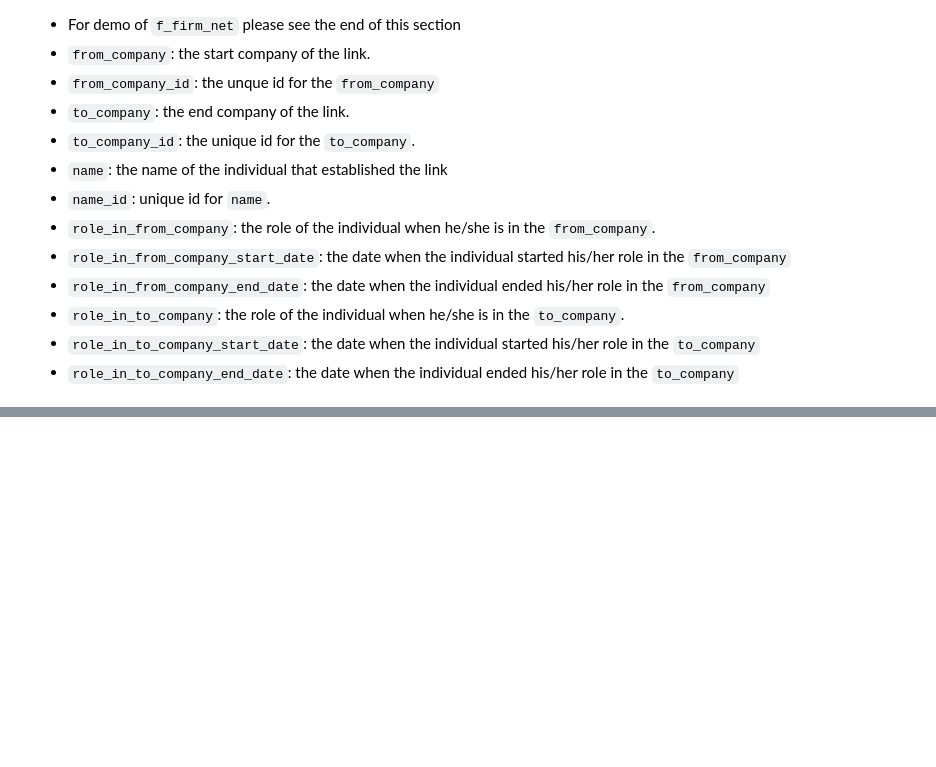
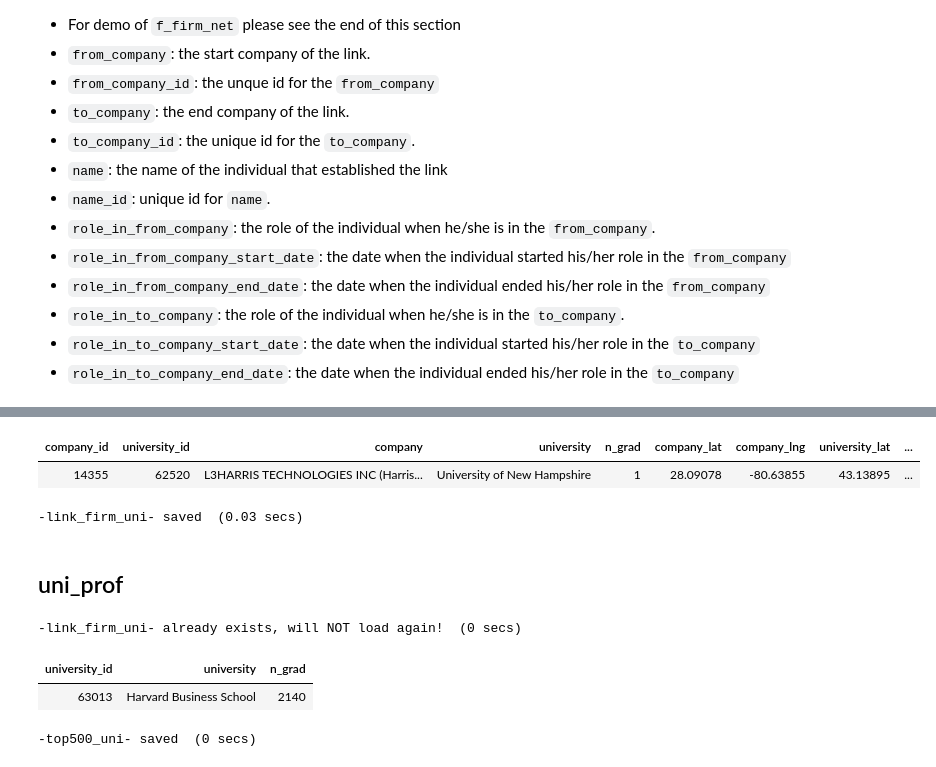
Before and after one commit to YuanyuanTong/CompanyLinks, a Jupyter notebook: data/firm-link.ipynb, the cells around one changed output, grey strips where cells are left out. Cells and saved outputs as stored; diff of their text form; code cells hidden in the pictures; blank space fills up the shorter version.

```diff
--- a/data/firm-link.ipynb
+++ b/data/firm-link.ipynb
@@ -314,0 +374,4 @@ f_firm_net[1]
+# %%
+uni_coord = fread('tmp_university.csv')[, .(university_id=id, university_lat=lat, university_lng=lng)]
+uni_coord[1]
+sv(uni_coord, path='.')
@@ -314,0 +384,41 @@ f_firm_net[1]
+# %%
+top1k_company_id = f_firm_prof[1:1000, company_id]
+
+link_firm_uni = f_ind_emp[in_board=='Yes' & company_id %in% top1k_company_id,
+    .(name_id, company, company_id)
+    ][f_ind_edu[university_id != 0,
+                .(name_id, university, university_id)],
+      nomatch=0,
+      on=.(name_id)
+    ][, .(company=company[1], university=university[1],
+          n_grad=uniqueN(name_id)),
+      keyby=.(company_id, university_id)
+    ][f_firm_prof[, .(company_id, company_lat=lat, company_lng=lng)],
+      on=.(company_id)
+    ][uni_coord, nomatch=0, on=.(university_id)]
+
+link_firm_uni[1]
+sv(link_firm_uni, path='.')
+fwrite(link_firm_uni, 'link_firm_uni.csv')
+# %% [output]
+| company_id | university_id | company | university | n_grad | company_lat | company_lng | university_lat | ... |
+| 14355 | 62520 | L3HARRIS TECHNOLOGIES INC (Harris... | University of New Hampshire | 1 | 28.09078 | -80.63855 | 43.13895 | ... |
+-link_firm_uni- saved  (0.03 secs)
+# %% [markdown]
+## uni_prof
+# %%
+ld(link_firm_uni)
+# %% [output]
+-link_firm_uni- already exists, will NOT load again!  (0 secs)
+# %%
+top500_uni = link_firm_uni[,
+     .(university=university[1], n_grad=sum(n_grad)),
+     keyby=.(university_id)
+    ][order(-n_grad)]
+top500_uni[1]
+sv(top500_uni, path='.')
+fwrite(top500_uni, 'top500_uni.csv')
+# %% [output]
+| university_id | university | n_grad |
+| 63013 | Harvard Business School | 2140 |
+-top500_uni- saved  (0 secs)
```
Also changed, not shown: parts of 9 cells of this notebook, 4 other files.
